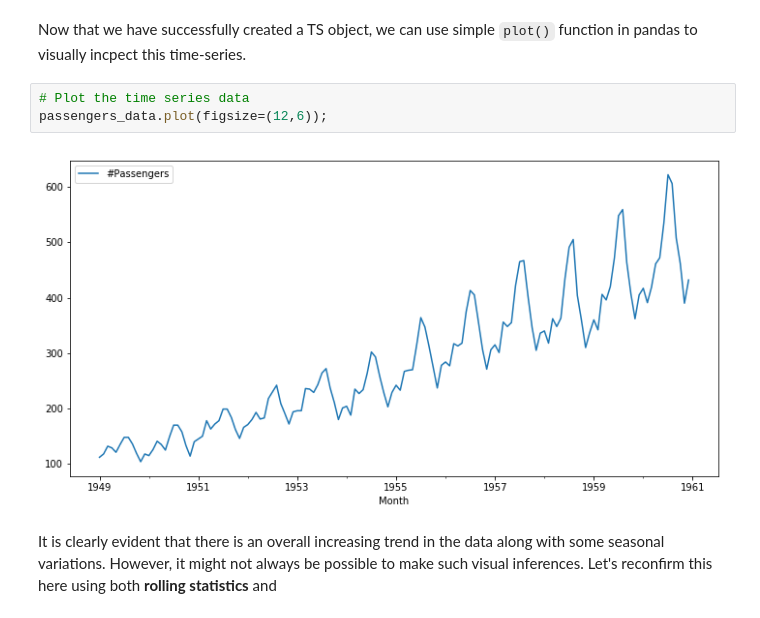
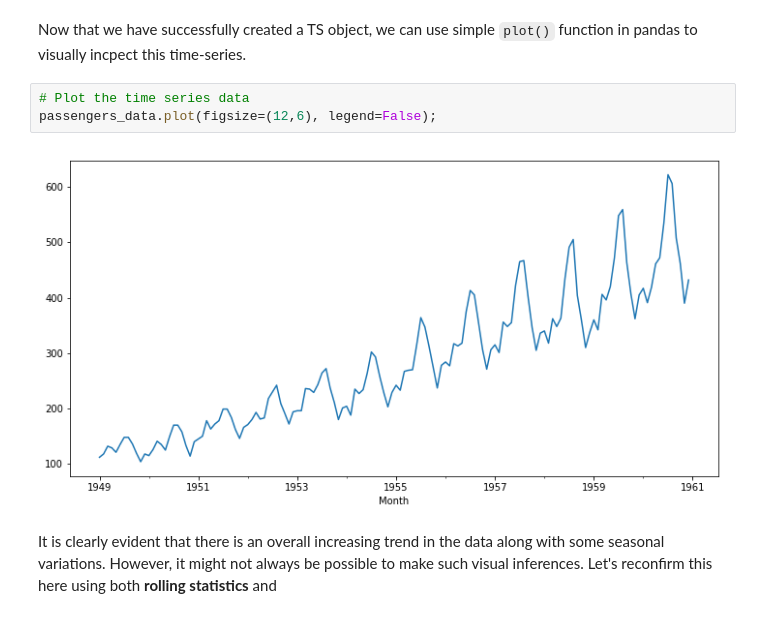
Before and after one commit to nkacoroski/dsc-3-25-06-testing-for-trends-lab-seattle-ds-career-040119, a Jupyter notebook: index.ipynb, the cells around one changed output. Drawn from its saved outputs; the diff is of its cells as text.

```diff
--- a/index.ipynb
+++ b/index.ipynb
@@ -112,9 +112,9 @@ DatetimeIndex(['1949-01-01', '1949-02-01', '1949-03-01', '1949-04-01',
 Now that we have successfully created a TS object, we can use simple `plot()` function in pandas to visually incpect this time-series.
 # %%
 # Plot the time series data
-passengers_data.plot(figsize=(12,6));
+passengers_data.plot(figsize=(12,6), legend=False);
 # %% [output]
-[figure, old version]
+[figure, new version]
 # %% [markdown]
 It is clearly evident that there is an overall increasing trend in the data along with some seasonal variations. However, it might not always be possible to make such visual inferences. Let's reconfirm this here using both **rolling statistics** and
 # %% [markdown]
```
